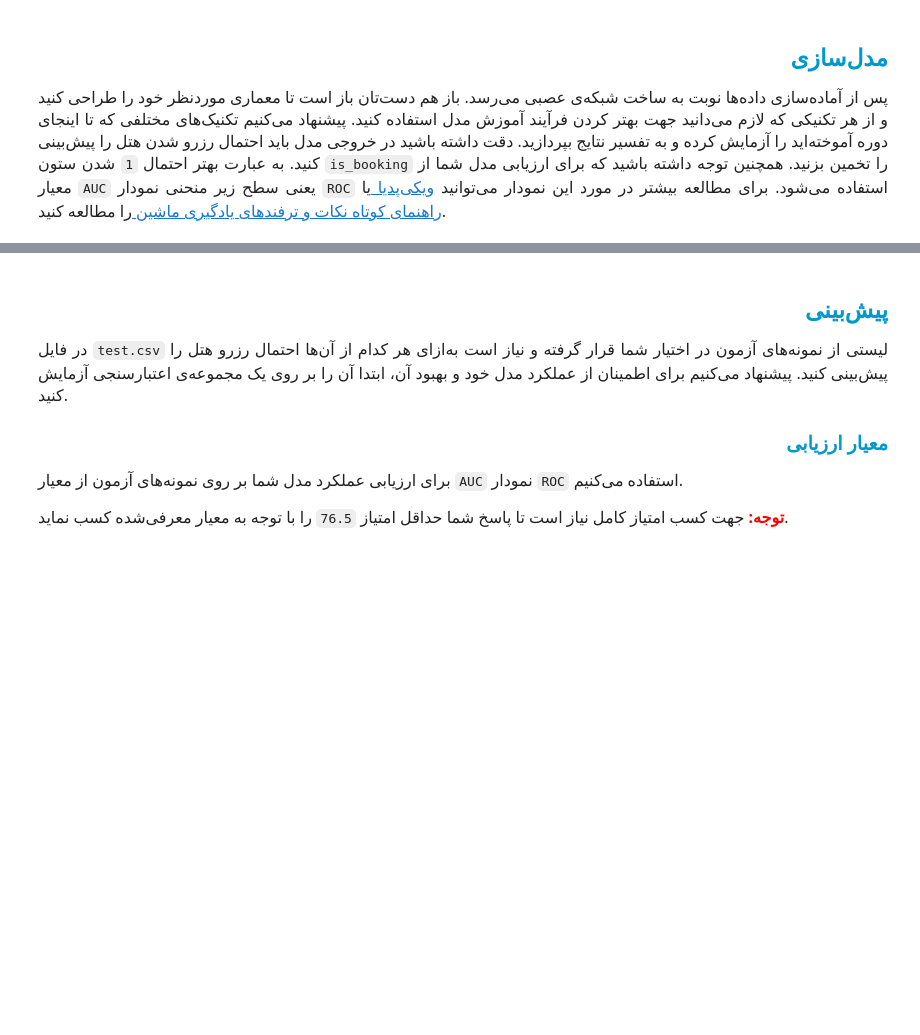
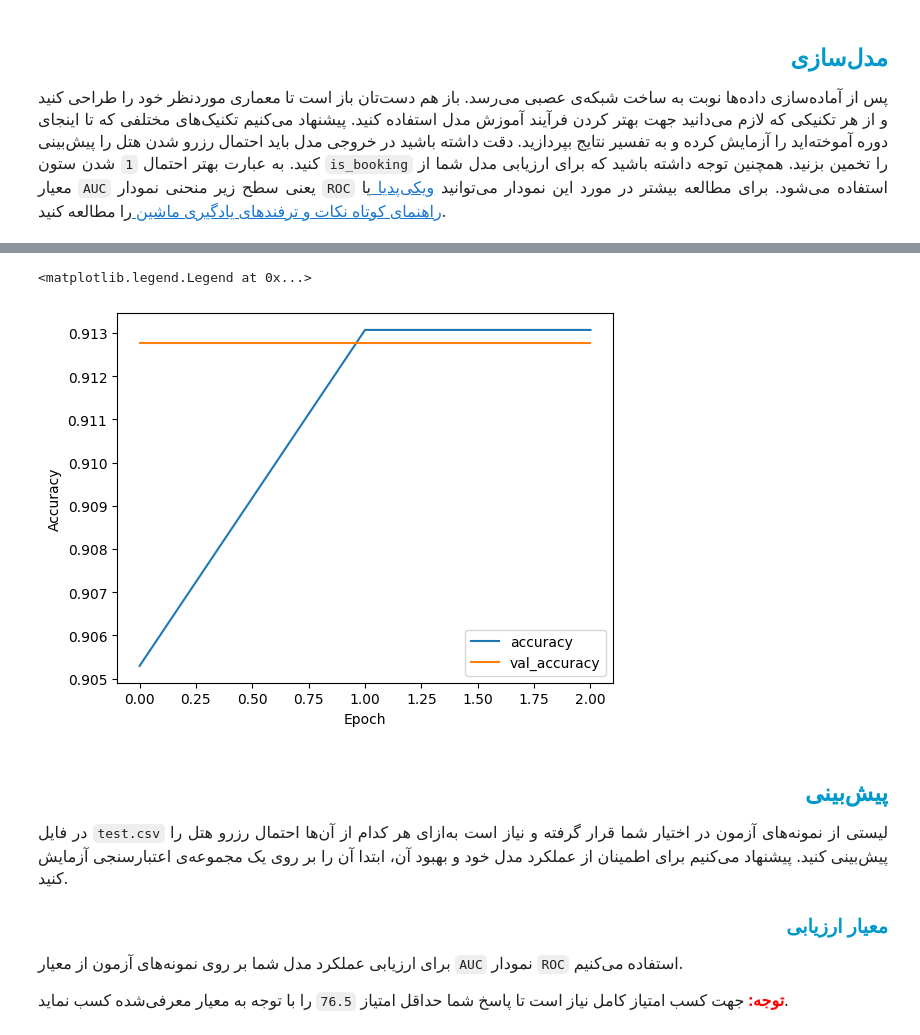
Before and after one commit to MahdiShahgholian/Deep_Learning, a Jupyter notebook: will_not_travel_again/will_not_travel_again.ipynb, the cells around one changed output, grey strips where cells are left out. Drawn from its saved outputs; the diff is of its cells as text; code cells hidden in the pictures; blank space fills up the shorter version.

```diff
--- a/will_not_travel_again/will_not_travel_again.ipynb
+++ b/will_not_travel_again/will_not_travel_again.ipynb
@@ -840,0 +831,16 @@ test = pd.get_dummies(test, columns = dummy_columns) # Optional
+# %%
+dummy_columns = ['n_adults', 'search_count'] # Optional
+
+train = pd.get_dummies(train, columns = dummy_columns, dtype=int) # Optional
+test = pd.get_dummies(test, columns = dummy_columns, dtype=int) # Optional
+# %%
+test['channel_10'] = 0
+# %%
+for column in train.columns:
+  mean = train[column].mean()
+  std = train[column].std()
+  if column != 'is_booking':
+      train[column] = (train[column]- mean)/std
+      test[column]=  (test[column] - mean)/std
+
+test.head()
@@ -927,8 +935,8 @@ model.compile(optimizer='adam',
               loss = 'binary_crossentropy',
               metrics = ['accuracy'])
 # %%
-epochs = 1
-BATCH_SIZE = 1000
+epochs = 3
+BATCH_SIZE = 2000
 
 checkpoint_cb = keras.callbacks.ModelCheckpoint('travel.keras',
                                                 monitor = 'val_acc',
@@ -938,6 +946,6 @@ checkpoint_cb = keras.callbacks.ModelCheckpoint('travel.keras',
 history = model.fit(X_train, y_train,
                     epochs = epochs,
                     batch_size = BATCH_SIZE,
-                    callbacks = checkpoint_cb,
-                    validition_data = (X_valid, y_valid))
+                    #callbacks = checkpoint_cb,
+                    validation_data = (X_valid, y_valid))
 # %% [output]
@@ -945,3 +958,14 @@ TypeError: Model.fit() got an unexpected keyword argument 'validition_data'
+# %%
+import matplotlib.pyplot as plt
+
+plt.plot(history.history['accuracy'], label='accuracy')
+plt.plot(history.history['val_accuracy'], label = 'val_accuracy')
+plt.xlabel('Epoch')
+plt.ylabel('Accuracy')
+plt.legend()
+# %% [output]
+<matplotlib.legend.Legend at 0x...>
+[figure, added]
 # %% [markdown]
 <h2 dir=rtl align=right style="line-height:200%;font-family:vazir;color:#0099cc">
 <font face="vazir" color="#0099cc">
```
Also changed, not shown: parts of 9 cells of this notebook.
